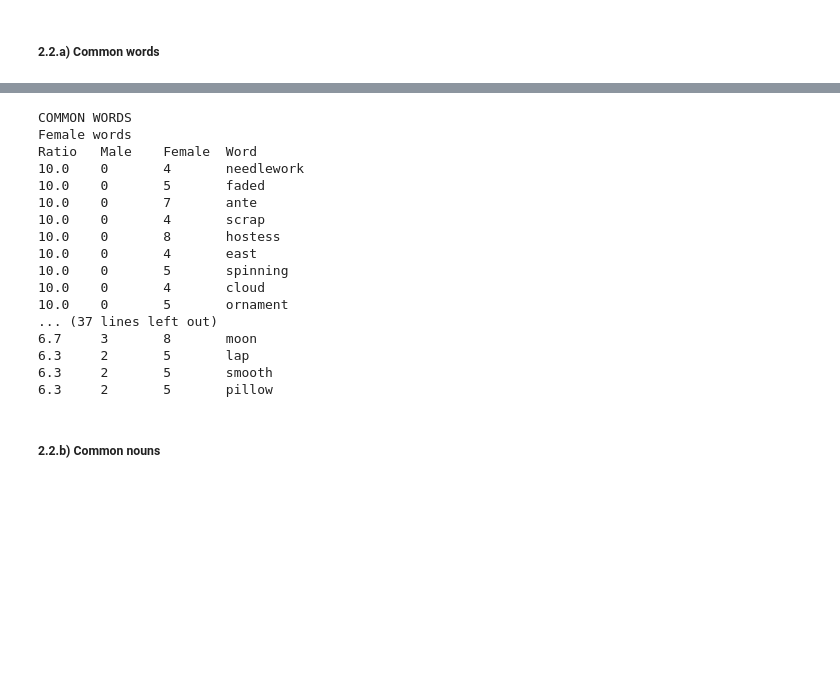
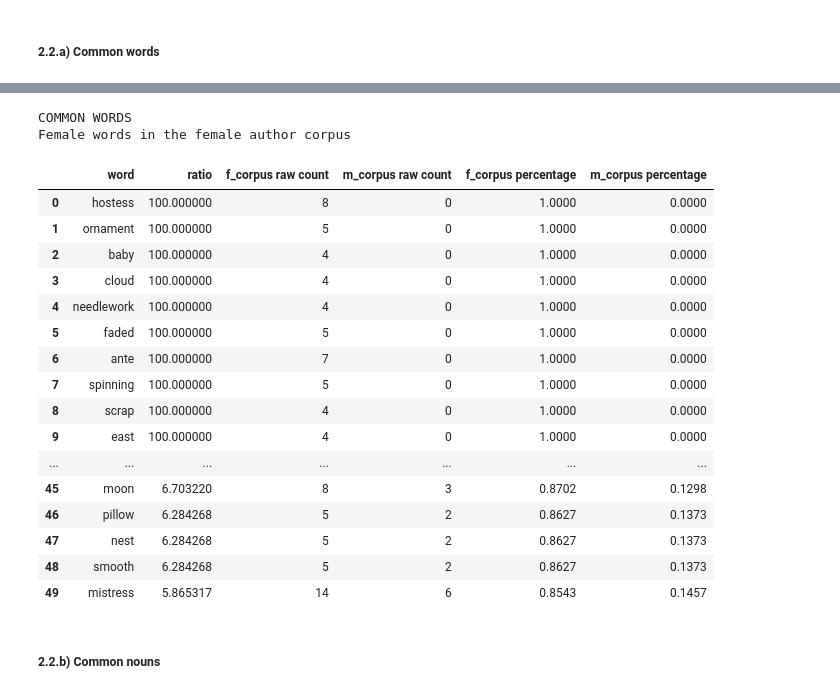
Before and after one commit to gobbykid/corpora_analytics, a Jupyter notebook: analytics.ipynb, the cells around one changed output, grey strips where cells are left out. Saved outputs shown, nothing was run; the diff lists cells and outputs as text; code cells hidden in the pictures; blank space fills up the shorter version.

```diff
--- a/analytics.ipynb
+++ b/analytics.ipynb
@@ -411,26 +426,27 @@ Ratio   Male    Female  Word
 # %%
 print('COMMON WORDS')
-print('Female words')
-print(header)
-common_words_list(f_word_freq, f_male_percent, f_female_general, False)
+print('Female words in the female author corpus')
+common_words_df(f_word_freq, f_male_percent, f_female_general, False)
 # %% [output]
 COMMON WORDS
-Female words
-Ratio   Male    Female  Word
-10.0    0       4       needlework
-10.0    0       5       faded
-10.0    0       7       ante
-10.0    0       4       scrap
-10.0    0       8       hostess
-10.0    0       4       east
-10.0    0       5       spinning
-10.0    0       4       cloud
-10.0    0       5       ornament
-... (37 lines left out)
-6.7     3       8       moon
-6.3     2       5       lap
-6.3     2       5       smooth
-6.3     2       5       pillow
+Female words in the female author corpus
+|  | word | ratio | f_corpus raw count | m_corpus raw count | f_corpus percentage | m_corpus percentage |
+| 0 | hostess | 100.000000 | 8 | 0 | 1.0000 | 0.0000 |
+| 1 | ornament | 100.000000 | 5 | 0 | 1.0000 | 0.0000 |
+| 2 | baby | 100.000000 | 4 | 0 | 1.0000 | 0.0000 |
+| 3 | cloud | 100.000000 | 4 | 0 | 1.0000 | 0.0000 |
+| 4 | needlework | 100.000000 | 4 | 0 | 1.0000 | 0.0000 |
+| 5 | faded | 100.000000 | 5 | 0 | 1.0000 | 0.0000 |
+| 6 | ante | 100.000000 | 7 | 0 | 1.0000 | 0.0000 |
+| 7 | spinning | 100.000000 | 5 | 0 | 1.0000 | 0.0000 |
+| 8 | scrap | 100.000000 | 4 | 0 | 1.0000 | 0.0000 |
+| 9 | east | 100.000000 | 4 | 0 | 1.0000 | 0.0000 |
+| ... | ... | ... | ... | ... | ... | ... |
+| 45 | moon | 6.703220 | 8 | 3 | 0.8702 | 0.1298 |
+| 46 | pillow | 6.284268 | 5 | 2 | 0.8627 | 0.1373 |
+| 47 | nest | 6.284268 | 5 | 2 | 0.8627 | 0.1373 |
+| 48 | smooth | 6.284268 | 5 | 2 | 0.8627 | 0.1373 |
+| 49 | mistress | 5.865317 | 14 | 6 | 0.8543 | 0.1457 |
 # %% [markdown]
 ##### 2.2.b) Common nouns
 # %%
```
Also changed, not shown: parts of 26 cells of this notebook, 35 other files.
